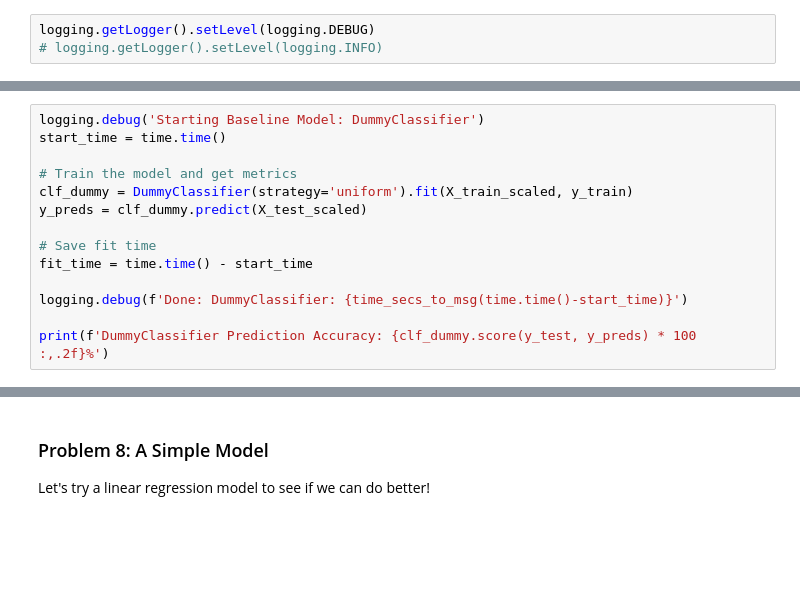
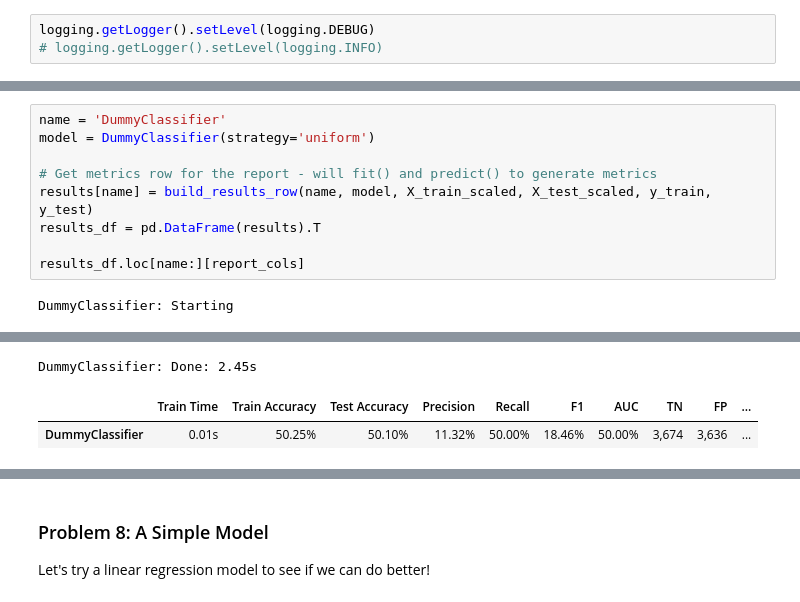
Before and after one commit to fazeelgm/UCB_ML_AI_PracticalApp_III, a Jupyter notebook: ClassifiersComparison-MarketingCampaigns.ipynb, the cells around one changed output, grey strips where cells are left out. Cells and saved outputs as stored; diff of their text form; blank space fills up the shorter version.

```diff
--- a/ClassifiersComparison-MarketingCampaigns.ipynb
+++ b/ClassifiersComparison-MarketingCampaigns.ipynb
@@ -371,14 +333,0 @@ X_test_scaled = scaler.fit_transform(X_test)
-# %%
-logging.debug('Starting Baseline Model: DummyClassifier')
-start_time = time.time()
-
-# Train the model and get metrics
-clf_dummy = DummyClassifier(strategy='uniform').fit(X_train_scaled, y_train)
-y_preds = clf_dummy.predict(X_test_scaled)
-
-# Save fit time
-fit_time = time.time() - start_time
-
-logging.debug(f'Done: DummyClassifier: {time_secs_to_msg(time.time()-start_time)}')
-
-print(f'DummyClassifier Prediction Accuracy: {clf_dummy.score(y_test, y_preds) * 100 :,.2f}%')
@@ -388,0 +392,11 @@ DummyClassifier Prediction Accuracy: 49.16%
+# %%
+name = 'DummyClassifier'
+model = DummyClassifier(strategy='uniform')
+
+# Get metrics row for the report - will fit() and predict() to generate metrics
+results[name] = build_results_row(name, model, X_train_scaled, X_test_scaled, y_train, y_test)
+results_df = pd.DataFrame(results).T
+
+results_df.loc[name:][report_cols]
+# %% [output]
+DummyClassifier: Starting
@@ -388,0 +406,3 @@ DummyClassifier Prediction Accuracy: 49.16%
+DummyClassifier: Done: 2.45s
+|  | Train Time | Train Accuracy | Test Accuracy | Precision | Recall | F1 | AUC | TN | FP | ... |
+| DummyClassifier | 0.01s | 50.25% | 50.10% | 11.32% | 50.00% | 18.46% | 50.00% | 3,674 | 3,636 | ... |
```
Also changed, not shown: parts of 22 cells of this notebook, 1 other file.
